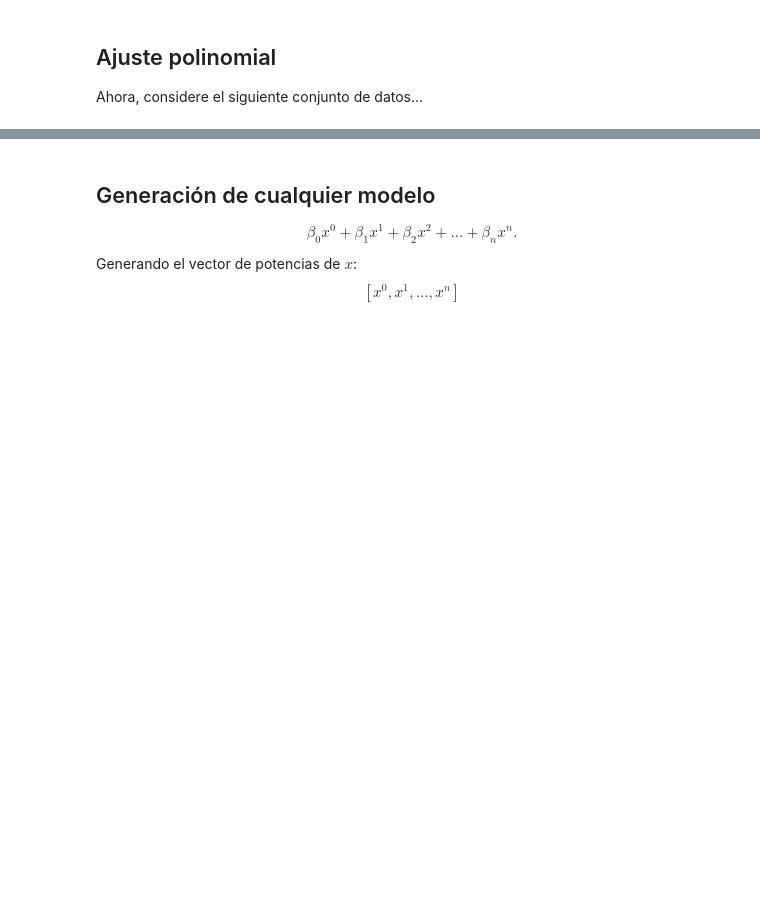
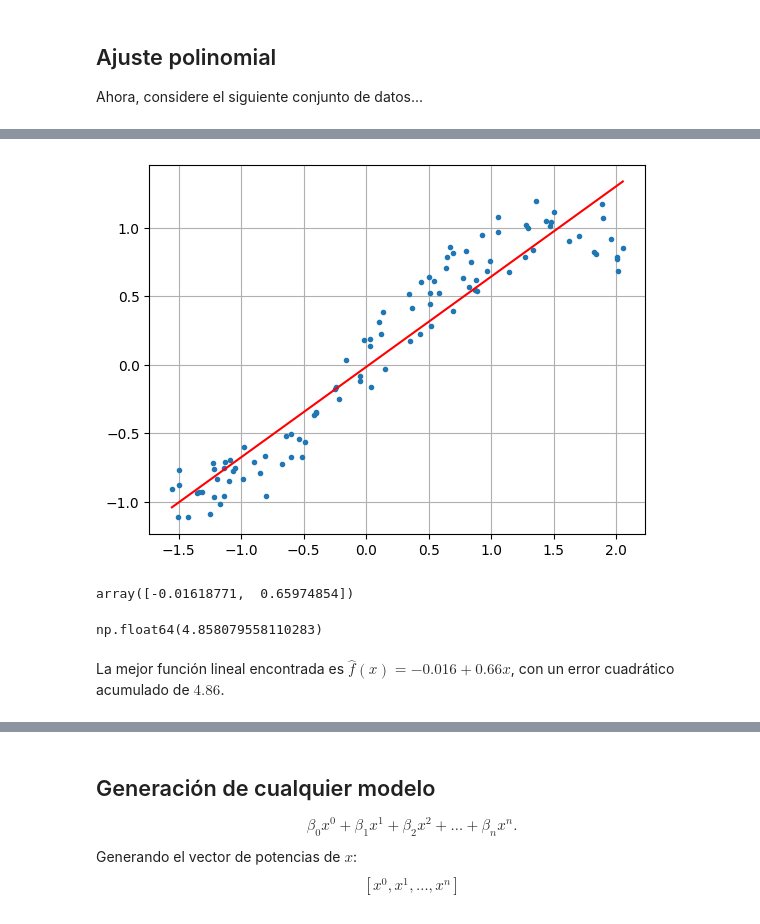
Before and after one commit to ArellanoMCarlos/SimMatO2025, a Jupyter notebook: Módulo 1 - Optimización/Minimize - Optimización cuadrática.ipynb, the cells around one changed output, grey strips where cells are left out. Saved outputs shown, nothing was run; the diff lists cells and outputs as text; code cells hidden in the pictures; blank space fills up the shorter version.

```diff
--- a/Módulo 1 - Optimización/Minimize - Optimización cuadrática.ipynb
+++ b/Módulo 1 - Optimización/Minimize - Optimización cuadrática.ipynb
@@ -34,0 +99,21 @@ Ahora, considere el siguiente conjunto de datos...
+# %%
+# Polinomio lineal
+#
+beta_inicial=np.random.rand(2)
+sol_1=opt.minimize(error,beta_inicial,args=(x,y)) # Solo actualizamos los puntos 'x' y 'y'
+plt.plot(x,y,'o',ms=3)
+f=sol_1.x[0]+sol_1.x[1]*x # Función encontrada
+plt.plot(x,f,'r')
+plt.grid()
+# %% [output]
+[figure, added]
+# %%
+sol_1.x # Parámetros óptimos
+# %% [output]
+array([-0.01618771,  0.65974854])
+# %%
+sol_1.fun # Error cuadrático acumulado
+# %% [output]
+np.float64(4.858079558110283)
+# %% [markdown]
+La mejor función lineal encontrada es $\hat{f}(x)=-0.016+0.66x$, con un error cuadrático acumulado de $4.86$.
```
Also changed, not shown: parts of 15 cells of this notebook.
